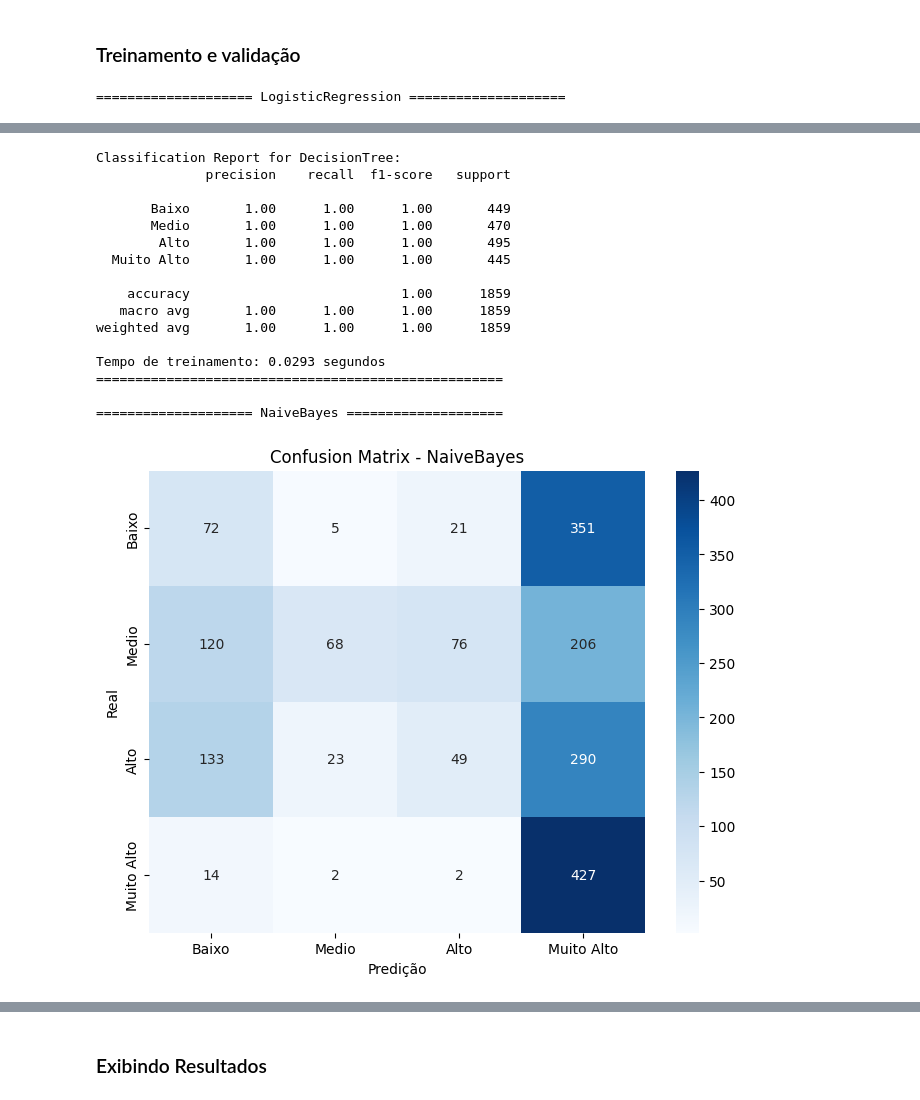
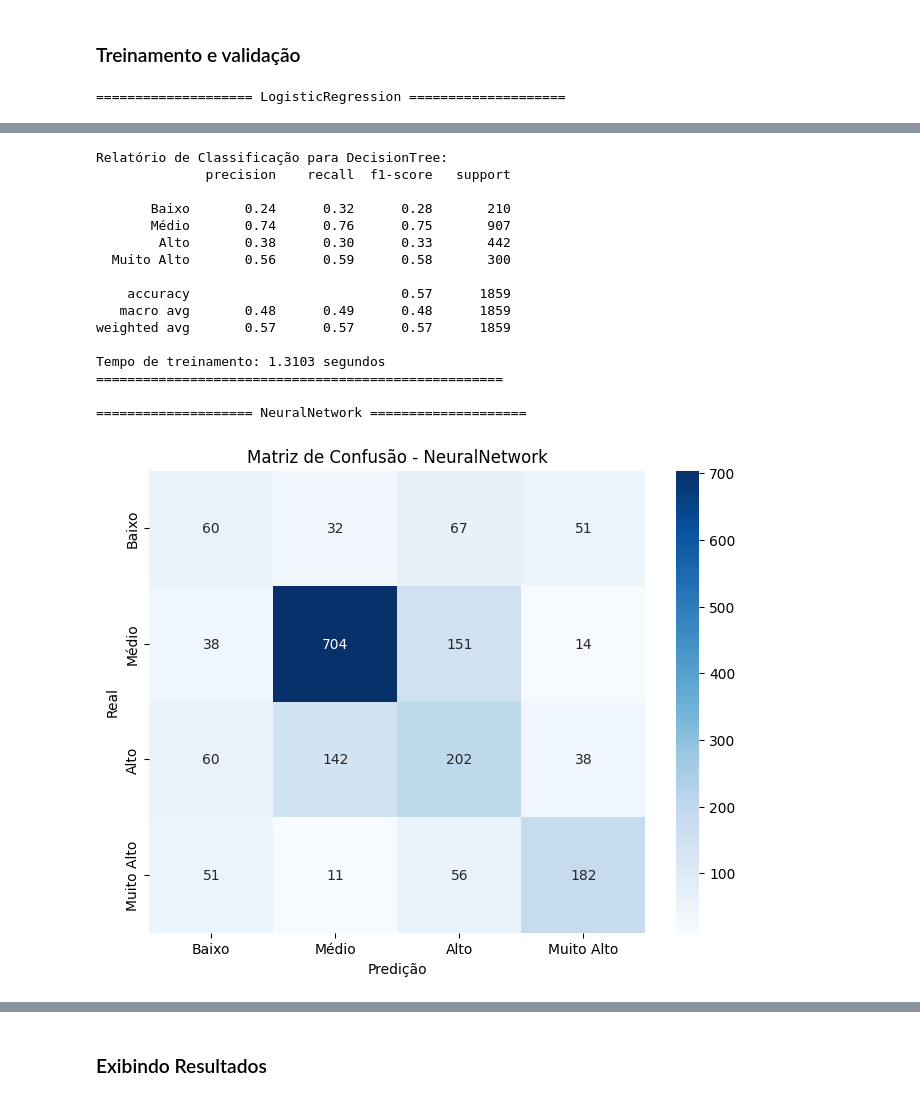
Before and after one commit to csampaio2/imoveis-sp-prediction, a Jupyter notebook: trabalho_final_imoveis_aluguel.ipynb, the cells around one changed output, grey strips where cells are left out. Saved outputs shown, nothing was run; the diff lists cells and outputs as text; code cells hidden in the pictures.

```diff
--- a/trabalho_final_imoveis_aluguel.ipynb
+++ b/trabalho_final_imoveis_aluguel.ipynb
@@ -173,7 +201,7 @@ Name: price_m2, dtype: float64
 # %% [markdown]
 ### Criando coluna "price_level"
 # %%
-bins = [9, 37, 52, 75, 1115]
+bins = [9, 50, 70,90 , 1115]
 labels = ["Baixo", "Medio", "Alto", "Muito Alto"]
 
 df_clean["price_level"] = pd.cut(
@@ -237,5 +532,7 @@ plt.show()
 ## Divisão entre previsores (X) e classe (y)
 # %%
 target = "price_level"
-X = df_clean.drop(columns=[target])
+X = df_clean.drop(columns=[target, 'price_m2', 'total','faixa_preco_m2'])
 y = df_clean[target]
+
+print("Features utilizadas para o treinamento:", X.columns.tolist())
@@ -274,9 +573,7 @@ preprocessor = ColumnTransformer(
 # %% [markdown]
 ## Divisão da Base em treinamento, teste
 # %%
-X_train, X_test, y_train, y_test = train_test_split(
-    X, y, test_size=0.2, random_state=42, stratify=y
-)
+X_train, X_test, y_train, y_test = train_test_split(X, y, test_size=0.2, random_state=42, stratify=y)
 # %% [markdown]
 ###  Transformer para converter sparse -> dense (para Naive Bayes)
 # %%
@@ -295,7 +592,7 @@ models = {
     "SVM": SVC(class_weight="balanced", probability=True, random_state=42),
     "KNN": KNeighborsClassifier(),
     "DecisionTree": DecisionTreeClassifier(class_weight="balanced", random_state=42),
-    # "NeuralNetwork": MLPClassifier(max_iter=500, random_state=42), # Demora muito...trava computador
+    "NeuralNetwork": MLPClassifier(max_iter=500, random_state=42), # Demora muito...trava computador
     "NaiveBayes": GaussianNB()
 }
 # %% [markdown]
@@ -305,55 +602,63 @@ resultados = []
 # %% [markdown]
 ### Treinamento e validação
 # %%
+
 for name, model in models.items():
     print(f"\n==================== {name} ====================")
 
-    # Cria e treina o pipeline
+    # Cria um pipeline completo para cada modelo
+    # O pipeline agora inclui pré-processamento, balanceamento e o classificador
     if name == "NaiveBayes":
-        pipeline = Pipeline(steps=[
-            ("preprocessor", preprocessor),
-            ("to_dense", DenseTransformer()),
-            ("classifier", model)
+        # Naive Bayes precisa de um passo extra para converter a matriz esparsa
+        pipeline = ImbPipeline(steps=[
+            ('preprocessor', preprocessor),
+            ('to_dense', DenseTransformer()),
+            # Balanceamento acontece DEPOIS do preprocessor
+            ('tomek', TomekLinks(sampling_strategy='auto')),
+            # ('smote', SMOTE(random_state=42)),
+            ('classifier', model)
         ])
     else:
-        pipeline = Pipeline(steps=[
-            ("preprocessor", preprocessor),
-            ("classifier", model)
+        pipeline = ImbPipeline(steps=[
+            ('preprocessor', preprocessor),
+            # Balanceamento acontece DEPOIS do preprocessor
+            ('tomek', TomekLinks(sampling_strategy='auto')),
+            # ('smote', SMOTE(random_state=42)),
+            ('classifier', model)
         ])
 
+    # Treinamento
     inicio = time.time()
+    # O .fit() agora executa todos os passos na ordem correta
     pipeline.fit(X_train, y_train)
     fim = time.time()
-
     tempo_treino = fim - inicio
 
     # Previsões
-    y_pred_train = pipeline.predict(X_train)
     y_pred_test = pipeline.predict(X_test)
 
     # Métricas
-    acc_train = accuracy_score(y_train, y_pred_train)
+    # A acurácia de treino não é mais tão relevante, focamos no teste
     acc_test = accuracy_score(y_test, y_pred_test)
 
-    # --- Matriz de Confusão Visual ---
+    # Matriz de Confusão
     cm = confusion_matrix(y_test, y_pred_test)
-    plt.figure(figsize=(8, 6)) # Define o tamanho da figura
+    plt.figure(figsize=(8, 6))
     sns.heatmap(cm, annot=True, fmt='d', cmap='Blues',
                 xticklabels=labels, yticklabels=labels)
     plt.xlabel('Predição')
     plt.ylabel('Real')
-    plt.title(f'Confusion Matrix - {name}')
+    plt.title(f'Matriz de Confusão - {name}')
     plt.show()
 
-    # --- Relatório de Classificação ---
-    print(f"\nClassification Report for {name}:")
+    # Relatório de Classificação
+    print(f"\nRelatório de Classificação para {name}:")
     print(classification_report(y_test, y_pred_test, target_names=labels))
-    print(f"Tempo de treinamento: {fim - inicio:.4f} segundos")
+    print(f"Tempo de treinamento: {tempo_treino:.4f} segundos")
     print("=" * 52)
 
     resultados.append({
         "Modelo": name,
-        "Acurácia Treino": acc_train,
         "Acurácia Teste": acc_test,
         "Tempo Treino (s)": round(tempo_treino, 4)
     })
@@ -431,17 +736,17 @@ Tempo de treinamento: 0.0184 segundos
-Classification Report for DecisionTree:
+Relatório de Classificação para DecisionTree:
               precision    recall  f1-score   support
 
-       Baixo       1.00      1.00      1.00       449
-       Medio       1.00      1.00      1.00       470
-        Alto       1.00      1.00      1.00       495
-  Muito Alto       1.00      1.00      1.00       445
+       Baixo       0.24      0.32      0.28       210
+       Médio       0.74      0.76      0.75       907
+        Alto       0.38      0.30      0.33       442
+  Muito Alto       0.56      0.59      0.58       300
 
-    accuracy                           1.00      1859
-   macro avg       1.00      1.00      1.00      1859
-weighted avg       1.00      1.00      1.00      1859
+    accuracy                           0.57      1859
+   macro avg       0.48      0.49      0.48      1859
+weighted avg       0.57      0.57      0.57      1859
 
-Tempo de treinamento: 0.0293 segundos
+Tempo de treinamento: 1.3103 segundos
 ====================================================
 
-==================== NaiveBayes ====================
+==================== NeuralNetwork ====================
-[figure, old version]
+[figure, new version]
```
Also changed, not shown: parts of 38 cells of this notebook.
